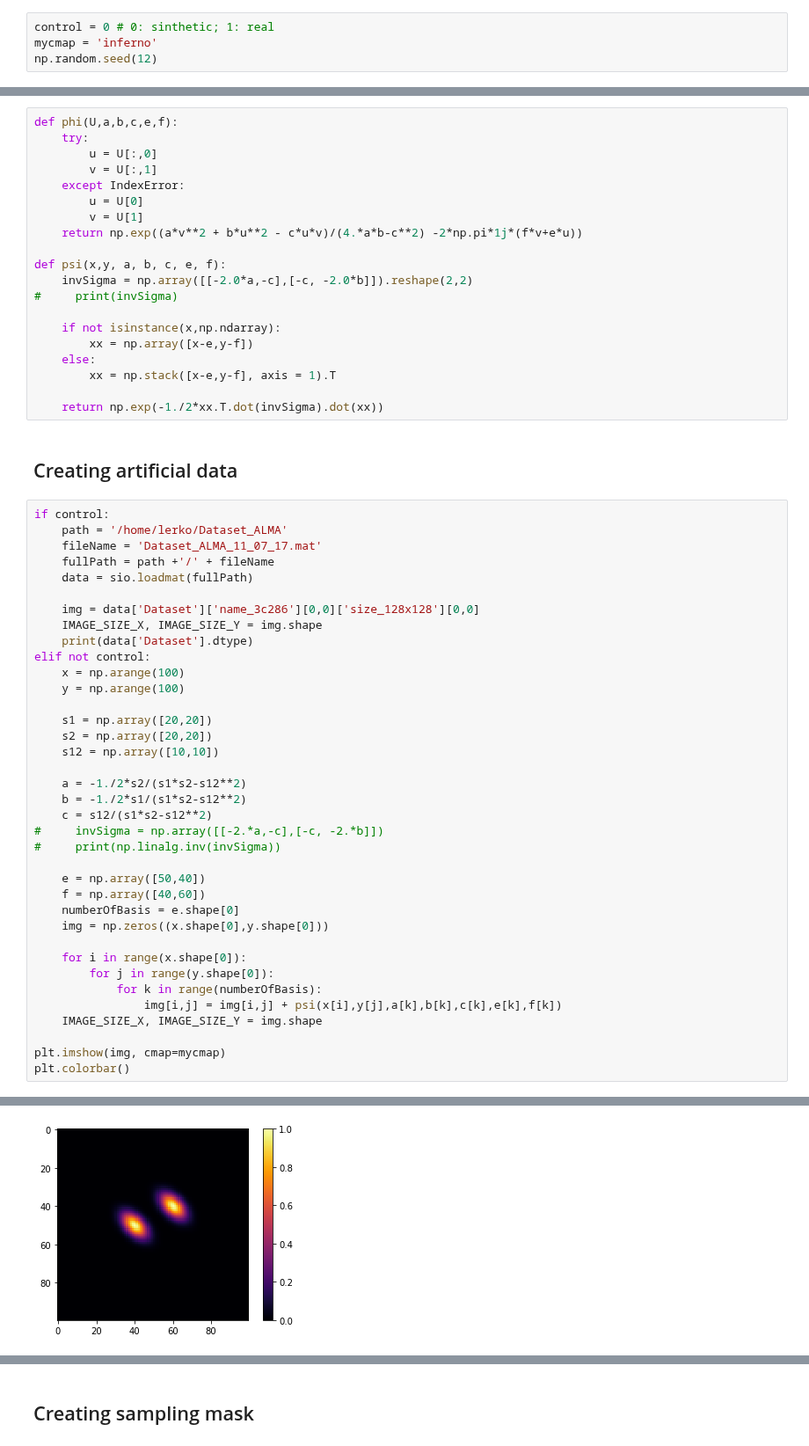
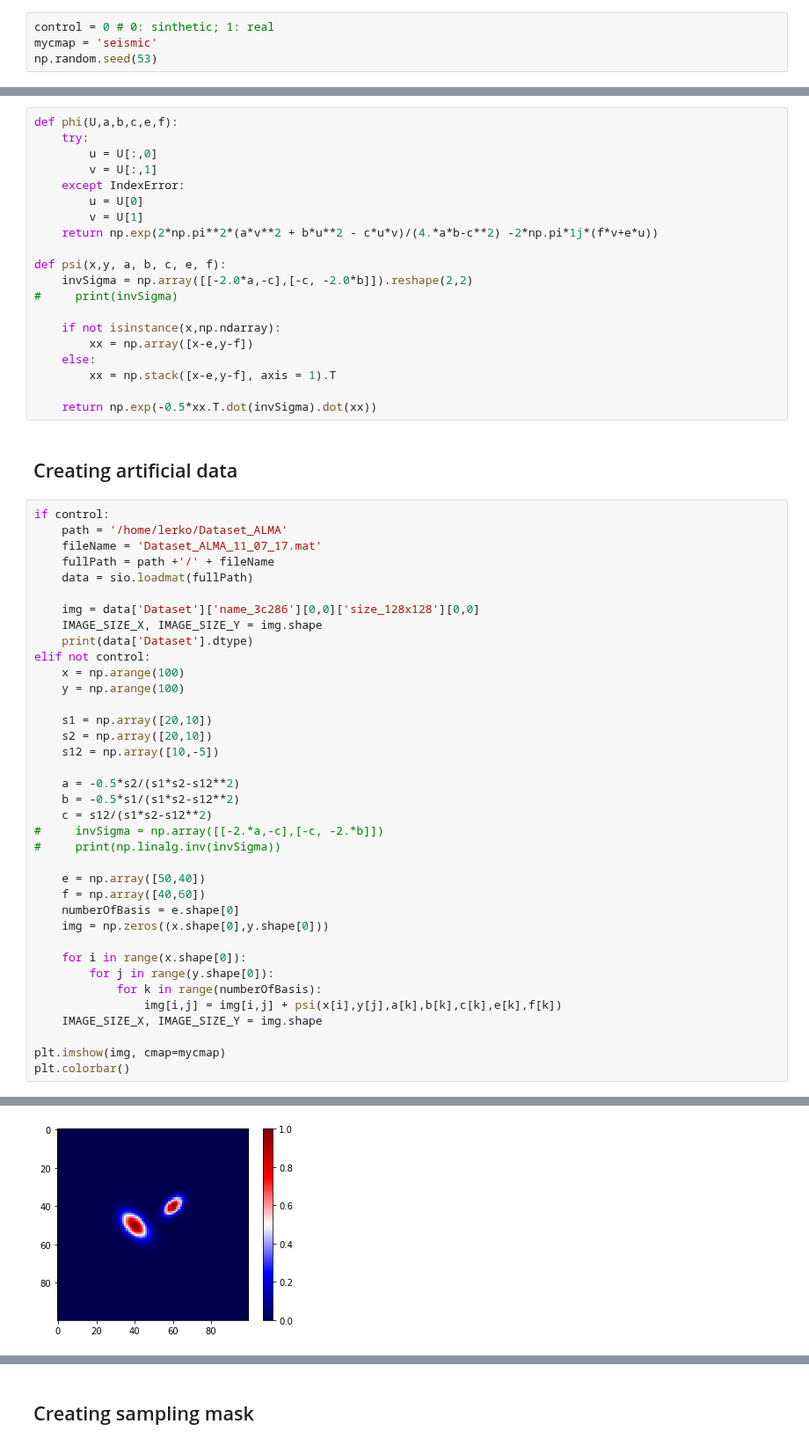
Before and after one commit to lerkoah/BayesianInterferometryIDS, a Jupyter notebook: src/anisotripic-model.ipynb, the cells around one changed output, grey strips where cells are left out. Shown at 88% size. Saved outputs shown, nothing was run; the diff lists cells and outputs as text.

```diff
--- a/src/anisotripic-model.ipynb
+++ b/src/anisotripic-model.ipynb
@@ -9,8 +9,8 @@ import matplotlib.pyplot as plt
 %matplotlib inline
 # %%
 control = 0 # 0: sinthetic; 1: real
-mycmap = 'inferno'
-np.random.seed(12)
+mycmap = 'seismic'
+np.random.seed(53)
 # %%
 def show_fft_image(img_fft, shift = True, save = False , name = 'my_name.png'):
 
@@ -33,7 +33,7 @@ def phi(U,a,b,c,e,f):
     except IndexError:
         u = U[0]
         v = U[1]
-    return np.exp((a*v**2 + b*u**2 - c*u*v)/(4.*a*b-c**2) -2*np.pi*1j*(f*v+e*u))
+    return np.exp(2*np.pi**2*(a*v**2 + b*u**2 - c*u*v)/(4.*a*b-c**2) -2*np.pi*1j*(f*v+e*u))
 
 def psi(x,y, a, b, c, e, f):
     invSigma = np.array([[-2.0*a,-c],[-c, -2.0*b]]).reshape(2,2)
@@ -44,7 +44,7 @@ def psi(x,y, a, b, c, e, f):
     else:
         xx = np.stack([x-e,y-f], axis = 1).T
 
-    return np.exp(-1./2*xx.T.dot(invSigma).dot(xx))
+    return np.exp(-0.5*xx.T.dot(invSigma).dot(xx))
 # %% [markdown]
 ## Creating artificial data
 # %%
@@ -54,39 +54,39 @@ if control:
     fullPath = path +'/' + fileName
     data = sio.loadmat(fullPath)
 
     img = data['Dataset']['name_3c286'][0,0]['size_128x128'][0,0]
     IMAGE_SIZE_X, IMAGE_SIZE_Y = img.shape
     print(data['Dataset'].dtype)
 elif not control:
     x = np.arange(100)
     y = np.arange(100)
 
-    s1 = np.array([20,20])
-    s2 = np.array([20,20])
-    s12 = np.array([10,10])
+    s1 = np.array([20,10])
+    s2 = np.array([20,10])
+    s12 = np.array([10,-5])
 
-    a = -1./2*s2/(s1*s2-s12**2)
-    b = -1./2*s1/(s1*s2-s12**2)
+    a = -0.5*s2/(s1*s2-s12**2)
+    b = -0.5*s1/(s1*s2-s12**2)
     c = s12/(s1*s2-s12**2)
 #     invSigma = np.array([[-2.*a,-c],[-c, -2.*b]])
 #     print(np.linalg.inv(invSigma))
 
     e = np.array([50,40])
     f = np.array([40,60])
     numberOfBasis = e.shape[0]
     img = np.zeros((x.shape[0],y.shape[0]))
 
     for i in range(x.shape[0]):
         for j in range(y.shape[0]):
             for k in range(numberOfBasis):
                 img[i,j] = img[i,j] + psi(x[i],y[j],a[k],b[k],c[k],e[k],f[k])
     IMAGE_SIZE_X, IMAGE_SIZE_Y = img.shape
 
 plt.imshow(img, cmap=mycmap)
 plt.colorbar()
 # %% [output]
 <matplotlib.colorbar.Colorbar at 0x...>
-[figure, old version]
+[figure, new version]
 # %%
 # Calculate the spectrum
 img_fft= np.fft.fft2(img)
```
Also changed, not shown: parts of 12 cells of this notebook.
